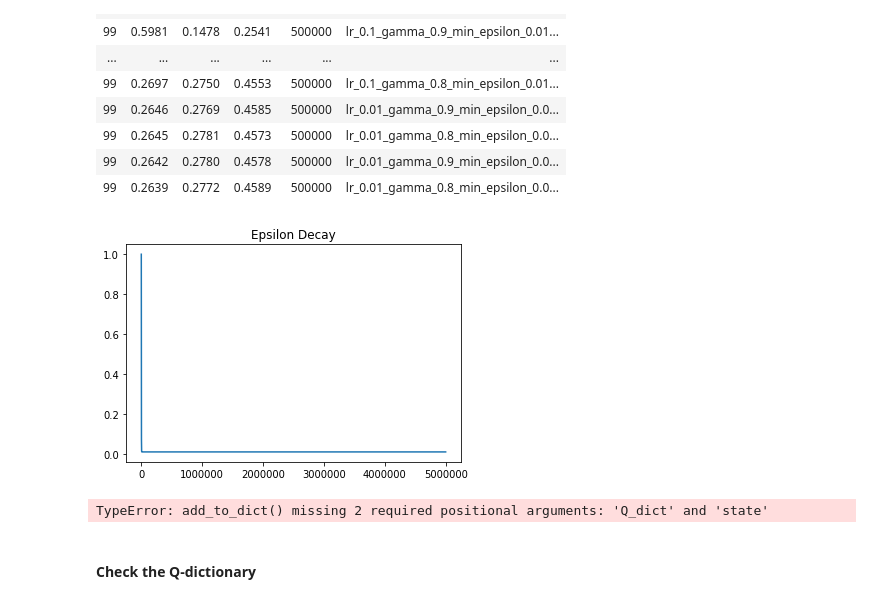
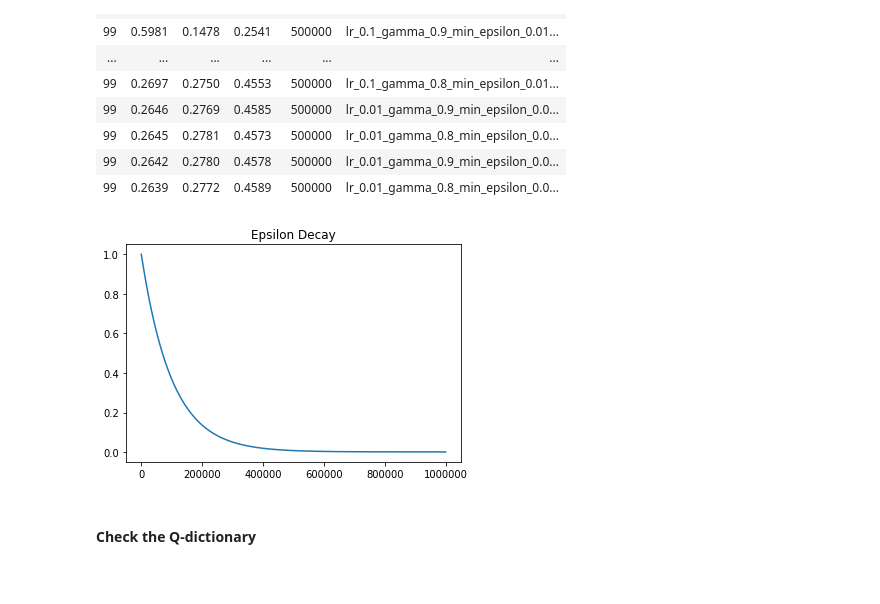
Before and after one commit to ashwanikumar04/rl-tic-tac-toe, a Jupyter notebook: TicTacToe_Agent.ipynb, the cells around one changed output. Drawn from its saved outputs; the diff is of its cells as text; code cells hidden in the pictures.

```diff
--- a/TicTacToe_Agent.ipynb
+++ b/TicTacToe_Agent.ipynb
@@ -385,73 +386,12 @@ display(df1)
 | 99 | 0.2642 | 0.2780 | 0.4578 | 500000 | lr_0.01_gamma_0.9_min_epsilon_0.0... |
 | 99 | 0.2639 | 0.2772 | 0.4589 | 500000 | lr_0.01_gamma_0.8_min_epsilon_0.0... |
 # %%
-plot_epsilon_decay(episodes=5000000,
+plot_epsilon_decay(episodes=1000000,
                    max_epsilon=1.0,
-                   min_epsilon=0.01,
-                   decay_rate=0.001)
+                   min_epsilon=0.001,
+                   decay_rate=0.00001)
 # %% [output]
-[figure, old version]
+[figure, new version]
-# %%
-start_time = time.time()
-
-win = 0
-loss = 0
-tie = 0
-
-for episode in range(EPISODES):
-    # Start writing your code from the next line
-    env = TicTacToe()
-
-    curr_state = env.state
-    is_game_finished = False
-
-    add_to_dict(curr_state)
-
-    reward = 0
-
-    while not is_game_finished:
-        current_state_key = Q_state(curr_state)
-
-        curr_action = epsilon_greedy(curr_state, episode)
-
-        next_state, reward, is_game_finished = env.step(
-            curr_state, curr_action)
-
-        next_state_key = Q_state(next_state)
-        add_to_dict(next_state)
-        if is_game_finished:
-            if reward == 0:
-                tie += 1
-            elif reward == -10:
-                loss += 1
-            else:
-                win += 1
-            Q_dict[current_state_key][curr_action] += LR * ((reward ) - Q_dict[current_state_key][curr_action] )
-        else:
-            max_next = max(Q_dict[next_state_key],key=Q_dict[next_state_key].get)   #this gets the action corresponding to max q-value of next state
-            Q_dict[current_state_key][curr_action] += LR * ((reward + (GAMMA*(Q_dict[next_state_key][max_next]))) - Q_dict[current_state_key][curr_action])
-
-        curr_state = next_state
-
-    if (episode + 1) % log_threhold == 0:
-        print("Episode ", episode + 1, "Win: ", round(win / (episode + 1), 4),
-              "Loss: ", round(loss / (episode + 1), 4), "Tie: ",
-              round(tie / (episode + 1), 4))
-
-    if ((episode + 1) % threshold) == 0:
-        save_tracking_states()
-        save_obj(States_track, 'States_tracked')
-
-    # SAVING POLICY
-    if ((episode + 1) % policy_threshold) == 0:
-        save_obj(Q_dict, 'Policy')
-
-elapsed_time = time.time() - start_time
-save_obj(States_track, 'States_tracked')
-save_obj(Q_dict, 'Policy')
-print("elapsed_time", elapsed_time)
-# %% [output]
-TypeError: add_to_dict() missing 2 required positional arguments: 'Q_dict' and 'state'
 # %% [markdown]
 #### Check the Q-dictionary
 # %%
```
Also changed, not shown: parts of 6 cells of this notebook, 1 other file.
